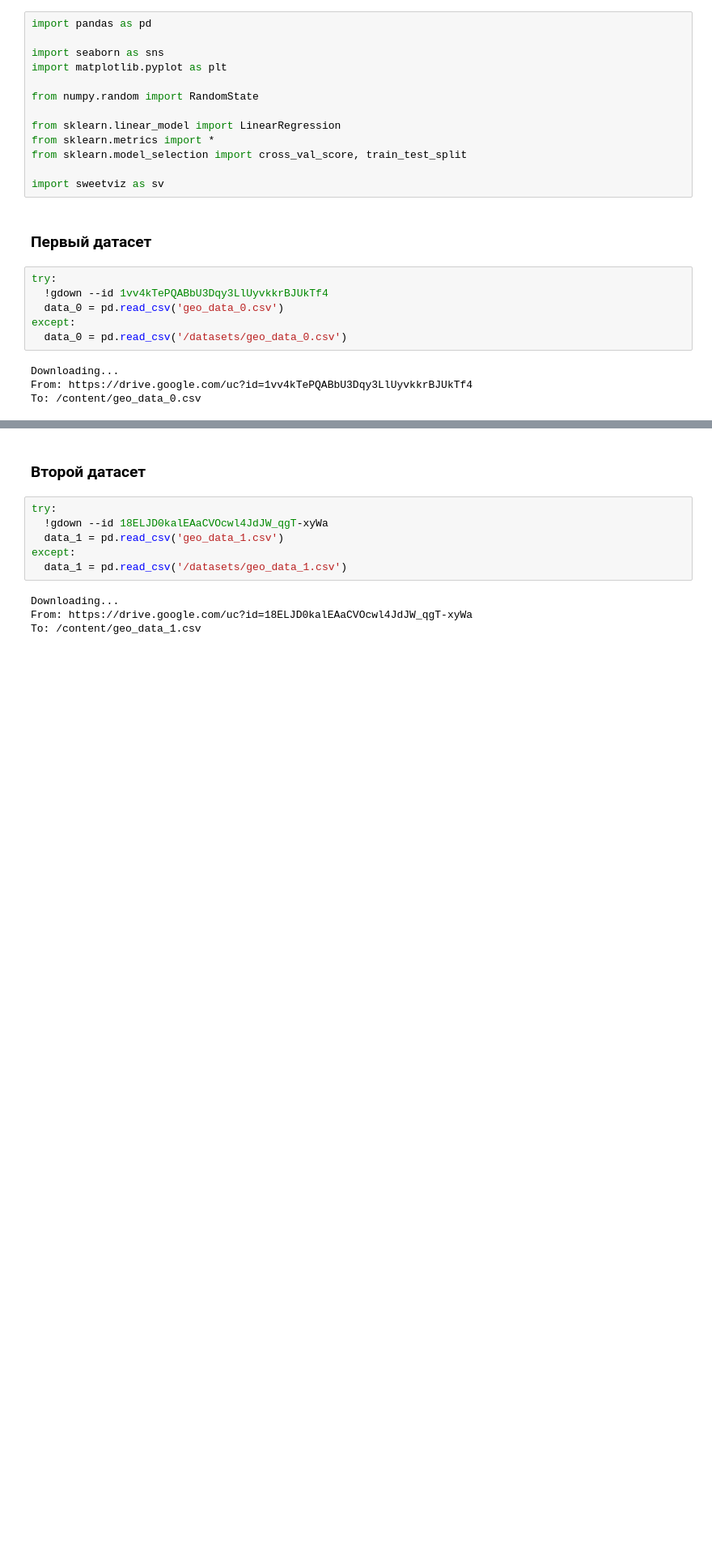
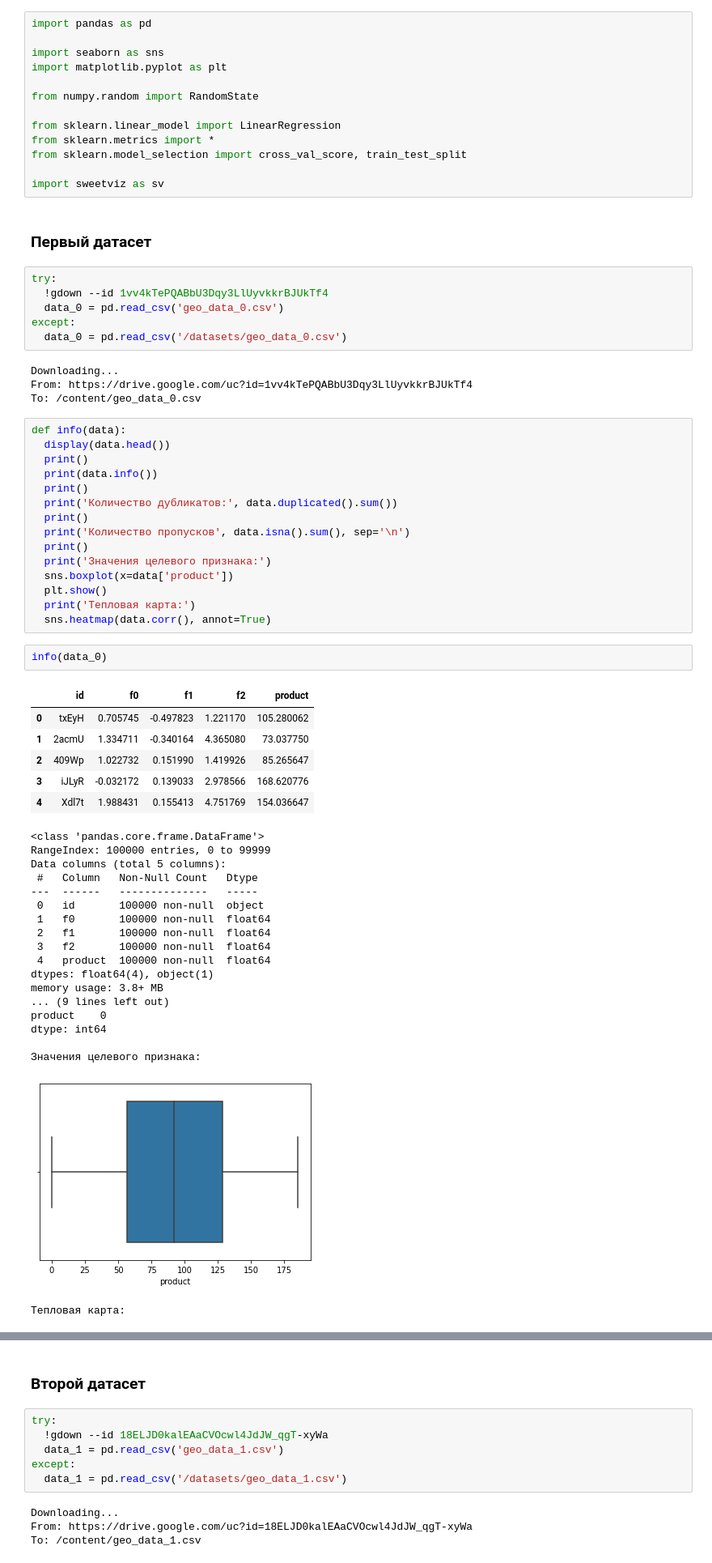
Before and after one commit to shift-13/geological_data, a Jupyter notebook: Geo.ipynb, the cells around one changed output, grey strips where cells are left out. Shown at 81% size. Cells and saved outputs as stored; diff of their text form; blank space fills up the shorter version.

```diff
--- a/Geo.ipynb
+++ b/Geo.ipynb
@@ -52,3 +54,46 @@ except:
 Downloading...
 From: https://drive.google.com/uc?id=1vv4kTePQABbU3Dqy3LlUyvkkrBJUkTf4
 To: /content/geo_data_0.csv
+# %%
+def info(data):
+  display(data.head())
+  print()
+  print(data.info())
+  print()
+  print('Количество дубликатов:', data.duplicated().sum())
+  print()
+  print('Количество пропусков', data.isna().sum(), sep='\n')
+  print()
+  print('Значения целевого признака:')
+  sns.boxplot(x=data['product'])
+  plt.show()
+  print('Тепловая карта:')
+  sns.heatmap(data.corr(), annot=True)
+# %%
+info(data_0)
+# %% [output]
+|  | id | f0 | f1 | f2 | product |
+| 0 | txEyH | 0.705745 | -0.497823 | 1.221170 | 105.280062 |
+| 1 | 2acmU | 1.334711 | -0.340164 | 4.365080 | 73.037750 |
+| 2 | 409Wp | 1.022732 | 0.151990 | 1.419926 | 85.265647 |
+| 3 | iJLyR | -0.032172 | 0.139033 | 2.978566 | 168.620776 |
+| 4 | Xdl7t | 1.988431 | 0.155413 | 4.751769 | 154.036647 |
+<class 'pandas.core.frame.DataFrame'>
+RangeIndex: 100000 entries, 0 to 99999
+Data columns (total 5 columns):
+ #   Column   Non-Null Count   Dtype
+---  ------   --------------   -----
+ 0   id       100000 non-null  object
+ 1   f0       100000 non-null  float64
+ 2   f1       100000 non-null  float64
+ 3   f2       100000 non-null  float64
+ 4   product  100000 non-null  float64
+dtypes: float64(4), object(1)
+memory usage: 3.8+ MB
+... (9 lines left out)
+product    0
+dtype: int64
+
+Значения целевого признака:
+[figure, added]
+Тепловая карта:
```
Also changed, not shown: parts of 4 cells of this notebook.
